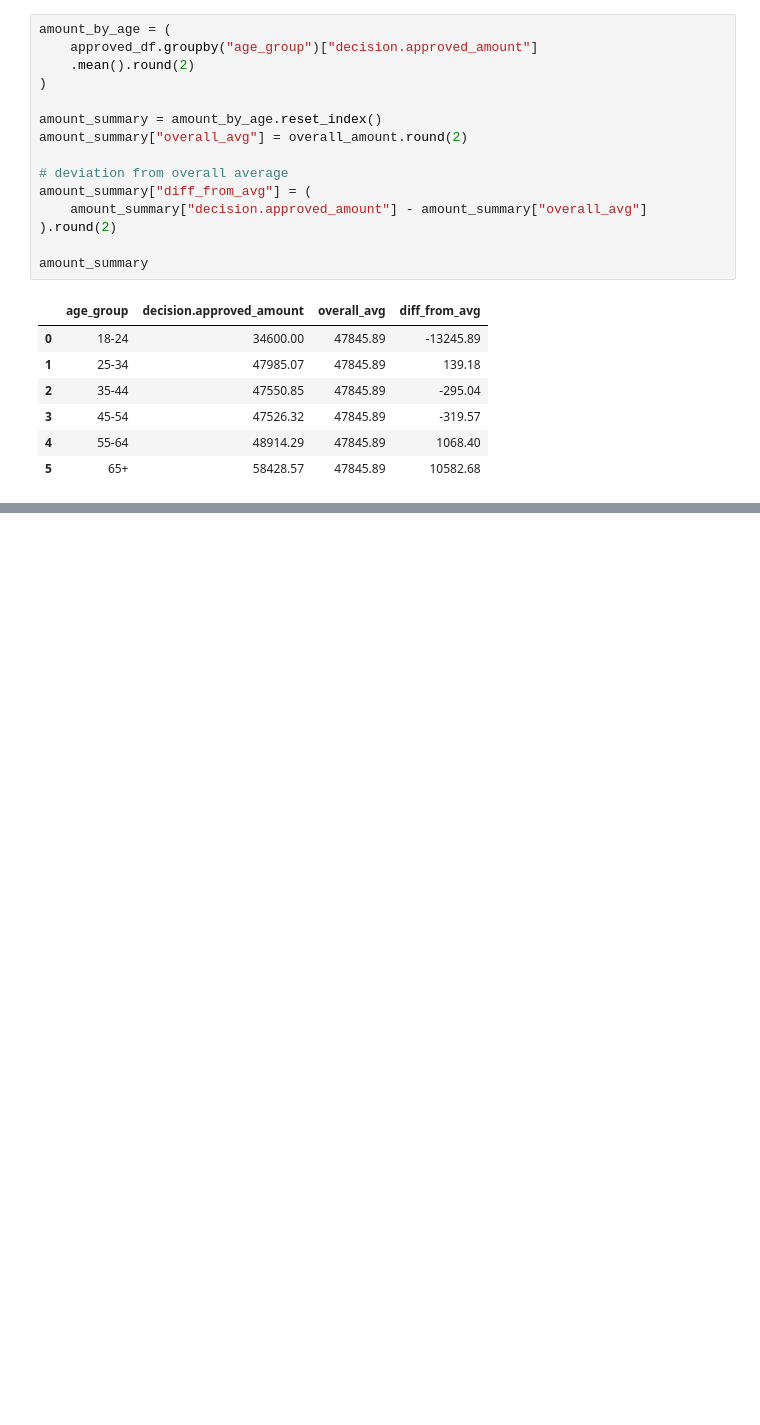
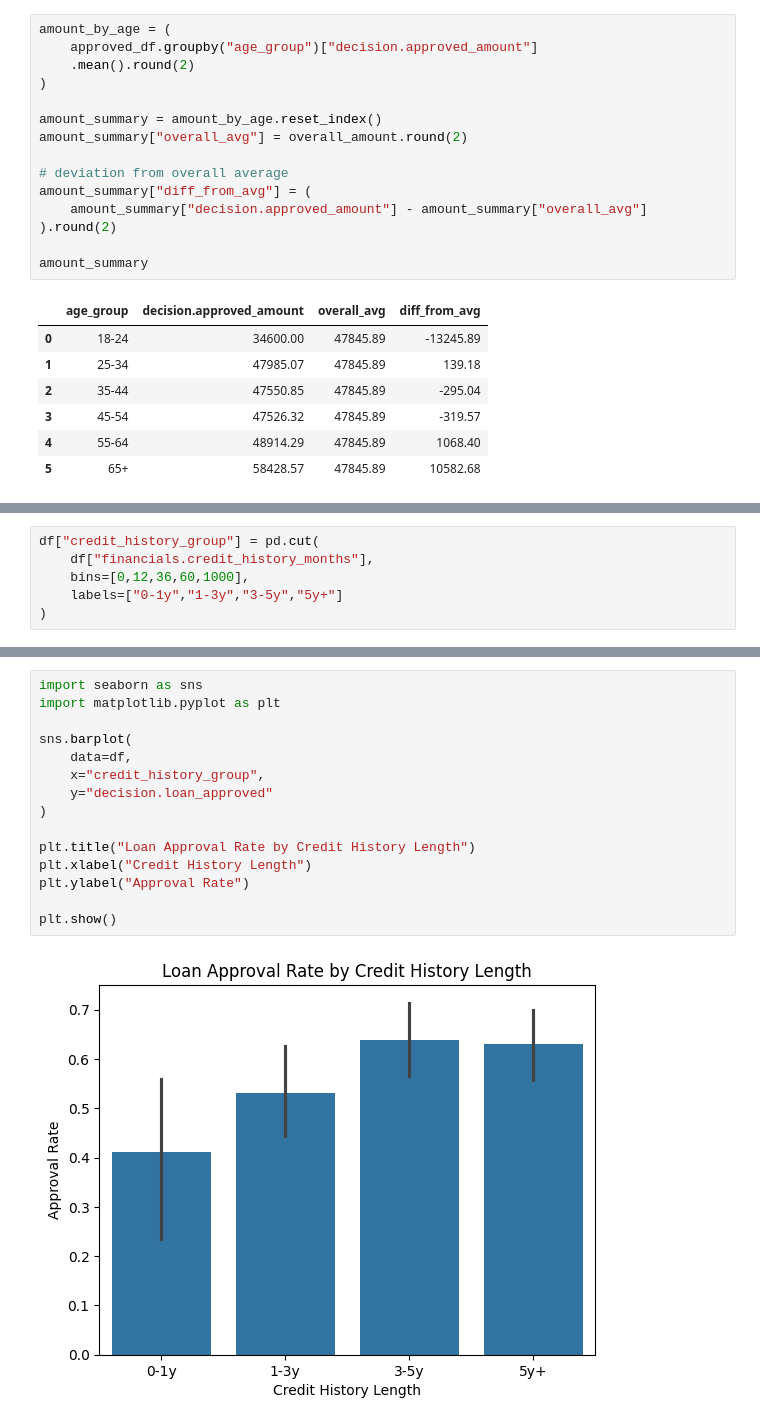
Before and after one commit to lauraaandrada/dego-project-team2, a Jupyter notebook: notebooks/02-bias-analysis.ipynb, the cells around one changed output, grey strips where cells are left out. Saved outputs shown, nothing was run; the diff lists cells and outputs as text; blank space fills up the shorter version.

```diff
--- a/notebooks/02-bias-analysis.ipynb
+++ b/notebooks/02-bias-analysis.ipynb
@@ -235,0 +397,6 @@ plt.show()
+# %%
+df["credit_history_group"] = pd.cut(
+    df["financials.credit_history_months"],
+    bins=[0,12,36,60,1000],
+    labels=["0-1y","1-3y","3-5y","5y+"]
+)
@@ -235,0 +417,17 @@ plt.show()
+# %%
+import seaborn as sns
+import matplotlib.pyplot as plt
+
+sns.barplot(
+    data=df,
+    x="credit_history_group",
+    y="decision.loan_approved"
+)
+
+plt.title("Loan Approval Rate by Credit History Length")
+plt.xlabel("Credit History Length")
+plt.ylabel("Approval Rate")
+
+plt.show()
+# %% [output]
+[figure, added]
```
Also changed, not shown: parts of 59 cells of this notebook.
